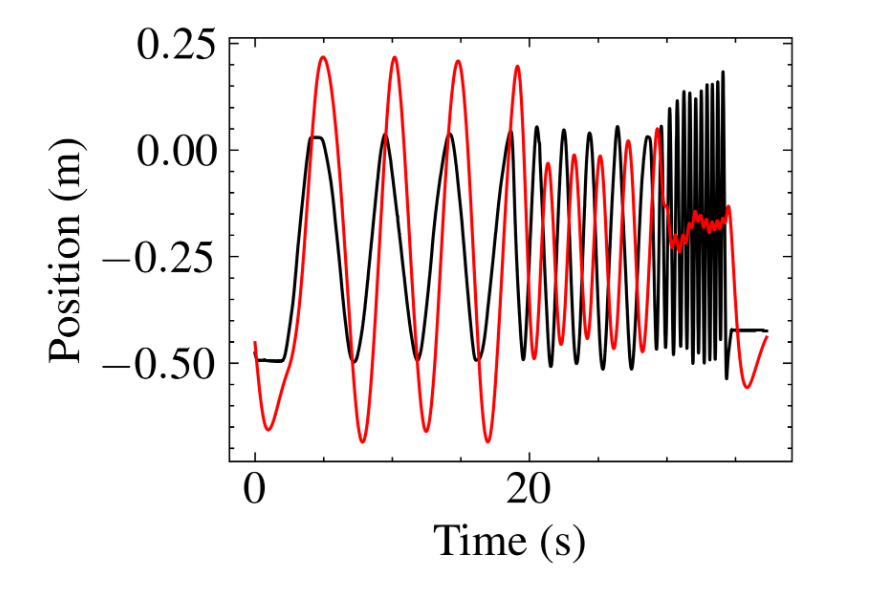
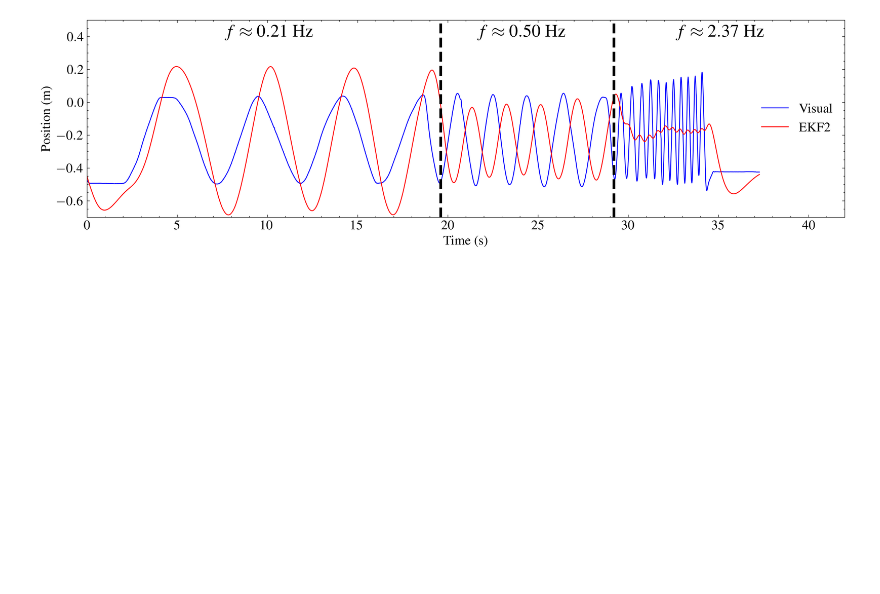
Before and after one commit to ringe-n-5525079/mocap-fyp, a Jupyter notebook: data_capture/Paper_Plotting/oscillations.ipynb, the cells around one changed output. Cells and saved outputs as stored; diff of their text form; code cells hidden in the pictures; blank space fills up the shorter version.

Commit message:
oscillation plot and frequency

```diff
--- a/data_capture/Paper_Plotting/oscillations.ipynb
+++ b/data_capture/Paper_Plotting/oscillations.ipynb
@@ -34,12 +34,22 @@ pos2_vo = df_vo['position[1]'].to_numpy()
 pos3_vvo = df_vvo['position[2]'].to_numpy()
 pos3_vo = df_vo['position[2]'].to_numpy()
 # %%
-plt.figure()
-plt.plot(t_vvo, pos3_vvo, '-')
-plt.plot(t_vo, pos3_vo, '-')
+plt.figure(figsize=(13, 4))
+plt.plot(t_vvo, pos3_vvo, '-', color='C02', label='Visual')
+plt.plot(t_vo, pos3_vo, '-', color='C01', label='EKF2')
+plt.axvline(x=19.6, color='k', linestyle='--', linewidth=3)
+plt.axvline(x=29.2, color='k', linestyle='--', linewidth=3)
+ax = plt.gca()
+ax.text(10, 0.4, r"$f \approx 0.21$ Hz", fontsize=20, color='k', ha='center')
+ax.text(24, 0.4, r"$f \approx 0.50$ Hz", fontsize=20, color='k', ha='center')
+ax.text(35, 0.4, r"$f \approx 2.37$ Hz", fontsize=20, color='k', ha='center')
 plt.xlabel('Time (s)')
 plt.ylabel('Position (m)')
-plt.legend()
+plt.xlim(0,42)
+plt.ylim(-0.7, 0.5)
+plt.legend(loc='right')
+plt.savefig("oscillations_1.pdf", bbox_inches='tight')
+plt.tight_layout()
 plt.show()
 # %% [output]
-[figure, old version]
+[figure, new version]
```
Also changed, not shown: parts of 1 cell of this notebook, 1 other file.
